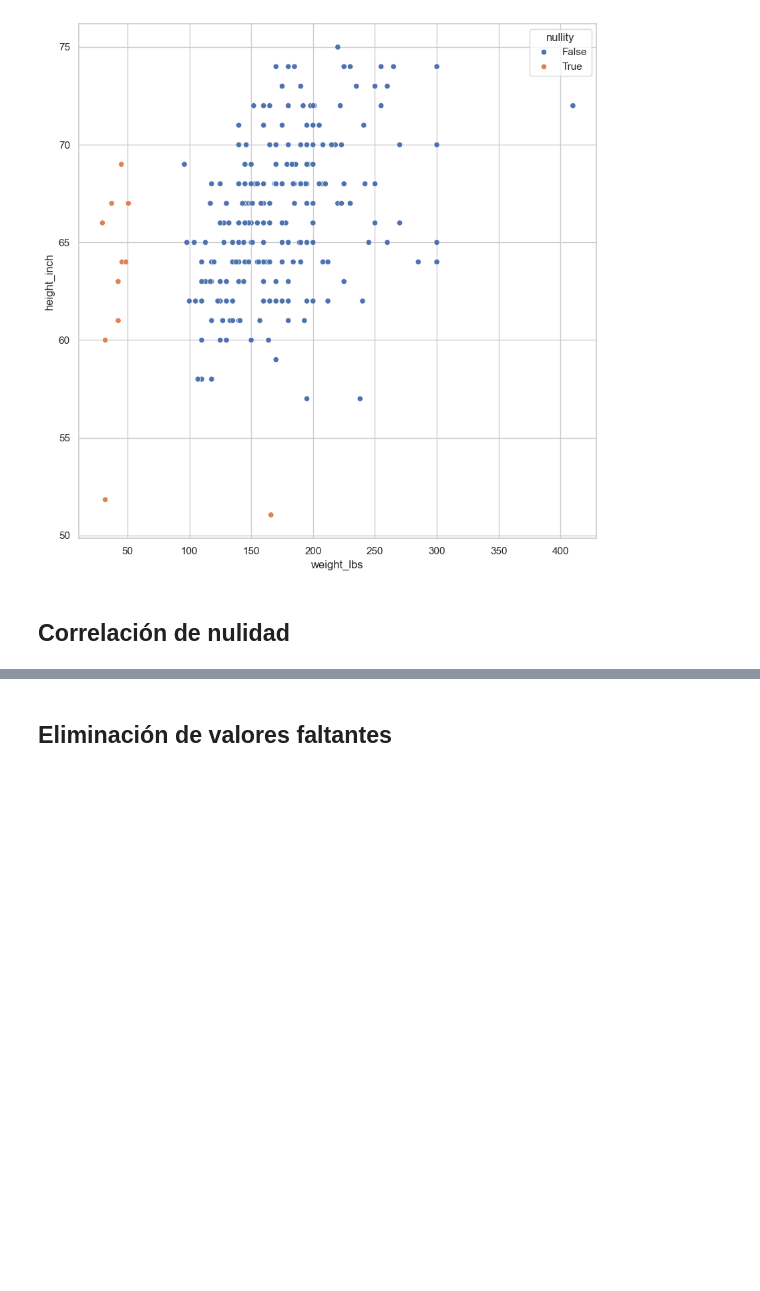
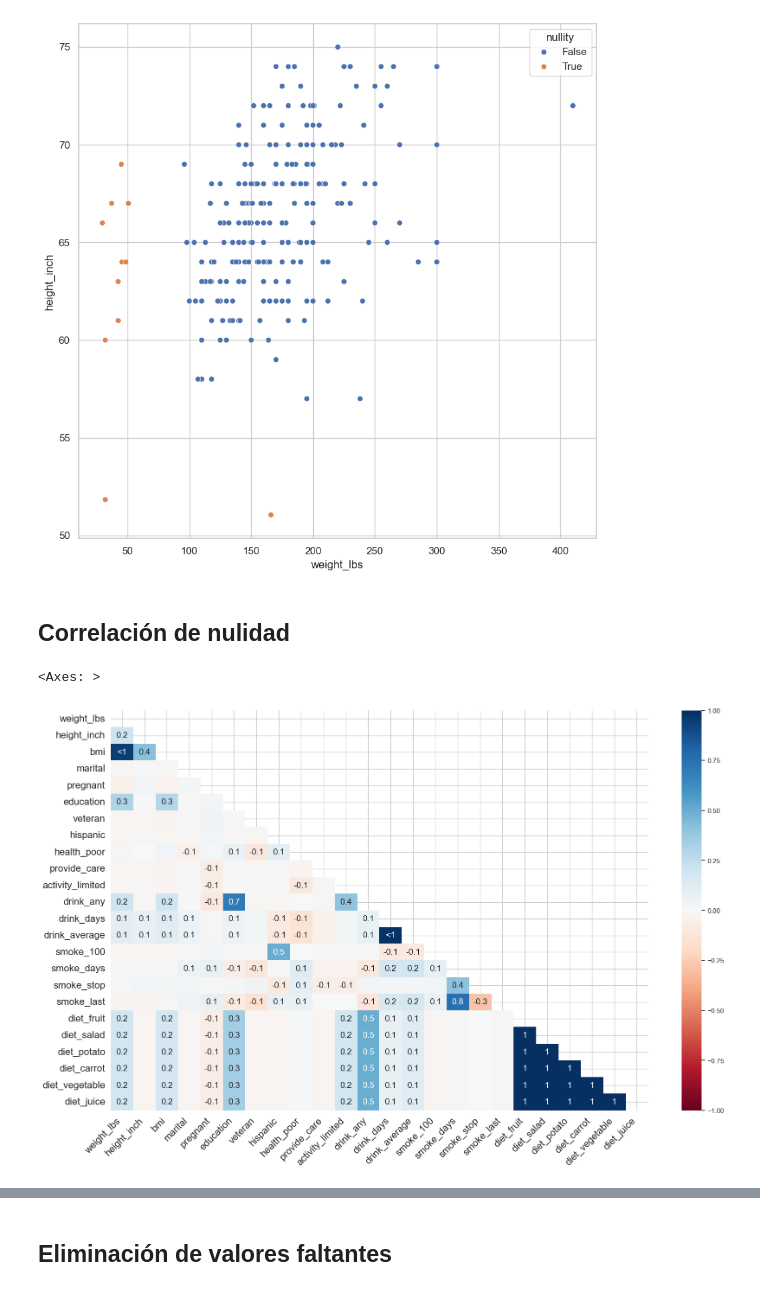
Before and after one commit to Horaciomb/ManejoDatosFaltantes-Detecci-n-y-Exploraci-n, a Jupyter notebook: live-exploration-missing-values.ipynb, the cells around one changed output, grey strips where cells are left out. Cells and saved outputs as stored; diff of their text form; code cells hidden in the pictures; blank space fills up the shorter version.

```diff
--- a/live-exploration-missing-values.ipynb
+++ b/live-exploration-missing-values.ipynb
@@ -934,3 +934,10 @@ def columns_fill_with_dummies(
 [figure]
 # %% [markdown]
 ## Correlación de nulidad
+# %%
+missingno.heatmap(
+    df=riskfactors_df
+)
+# %% [output]
+<Axes: >
+[figure, added]
```
Also changed, not shown: parts of 1 cell of this notebook, 1 other file.
